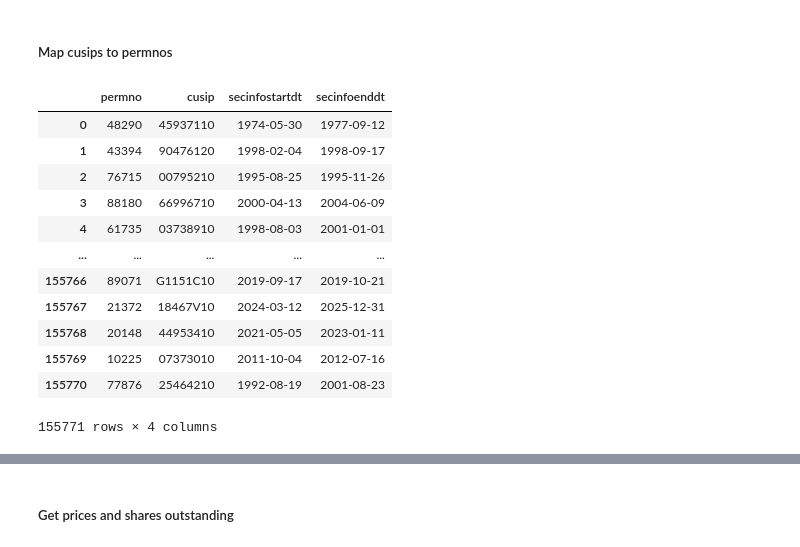
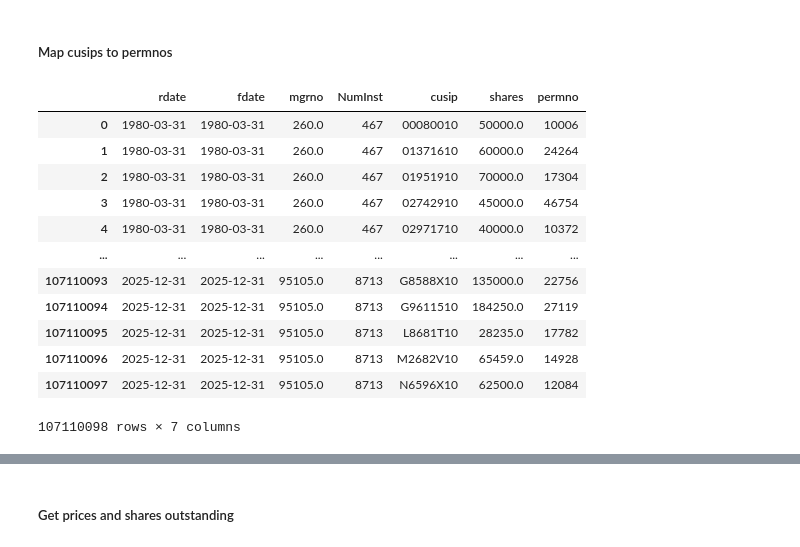
Before and after one commit to rongwang0824/Prepare-Data-for-Asset-Pricing-Projects, a Jupyter notebook: Institutional_Holdings/LSEG_13f_holdings.ipynb, the cells around one changed output, grey strips where cells are left out. Cells and saved outputs as stored; diff of their text form; code cells hidden in the pictures.

```diff
--- a/Institutional_Holdings/LSEG_13f_holdings.ipynb
+++ b/Institutional_Holdings/LSEG_13f_holdings.ipynb
@@ -168,23 +169,27 @@ Wall time: 48.9 s
 # %% [markdown]
 ##### Map cusips to permnos
 # %%
+%%time
 crsp_names = conn.raw_sql("""
-    select distinct permno, cusip, secinfostartdt, secinfoenddt
-    from crsp.wrds_names_query
+    select distinct permno, cusip
+    from crsp.stksecurityinfohdr
     where cusip != ''
 """)
-crsp_names
+
+# Map historical cusip to permno
+holdings_v2 = holdings_v1.merge(crsp_names, how='inner', on='cusip')
+holdings_v2
 # %% [output]
-|  | permno | cusip | secinfostartdt | secinfoenddt |
-| 0 | 48290 | 45937110 | 1974-05-30 | 1977-09-12 |
-| 1 | 43394 | 90476120 | 1998-02-04 | 1998-09-17 |
-| 2 | 76715 | 00795210 | 1995-08-25 | 1995-11-26 |
-| 3 | 88180 | 66996710 | 2000-04-13 | 2004-06-09 |
-| 4 | 61735 | 03738910 | 1998-08-03 | 2001-01-01 |
-| ... | ... | ... | ... | ... |
-| 155766 | 89071 | G1151C10 | 2019-09-17 | 2019-10-21 |
-| 155767 | 21372 | 18467V10 | 2024-03-12 | 2025-12-31 |
-| 155768 | 20148 | 44953410 | 2021-05-05 | 2023-01-11 |
-| 155769 | 10225 | 07373010 | 2011-10-04 | 2012-07-16 |
-| 155770 | 77876 | 25464210 | 1992-08-19 | 2001-08-23 |
+|  | rdate | fdate | mgrno | NumInst | cusip | shares | permno |
+| 0 | 1980-03-31 | 1980-03-31 | 260.0 | 467 | 00080010 | 50000.0 | 10006 |
+| 1 | 1980-03-31 | 1980-03-31 | 260.0 | 467 | 01371610 | 60000.0 | 24264 |
+| 2 | 1980-03-31 | 1980-03-31 | 260.0 | 467 | 01951910 | 70000.0 | 17304 |
+| 3 | 1980-03-31 | 1980-03-31 | 260.0 | 467 | 02742910 | 45000.0 | 46754 |
+| 4 | 1980-03-31 | 1980-03-31 | 260.0 | 467 | 02971710 | 40000.0 | 10372 |
+| ... | ... | ... | ... | ... | ... | ... | ... |
+| 107110093 | 2025-12-31 | 2025-12-31 | 95105.0 | 8713 | G8588X10 | 135000.0 | 22756 |
+| 107110094 | 2025-12-31 | 2025-12-31 | 95105.0 | 8713 | G9611510 | 184250.0 | 27119 |
+| 107110095 | 2025-12-31 | 2025-12-31 | 95105.0 | 8713 | L8681T10 | 28235.0 | 17782 |
+| 107110096 | 2025-12-31 | 2025-12-31 | 95105.0 | 8713 | M2682V10 | 65459.0 | 14928 |
+| 107110097 | 2025-12-31 | 2025-12-31 | 95105.0 | 8713 | N6596X10 | 62500.0 | 12084 |
-155771 rows × 4 columns
+107110098 rows × 7 columns
```
Also changed, not shown: parts of 13 cells of this notebook, 1 other file.
